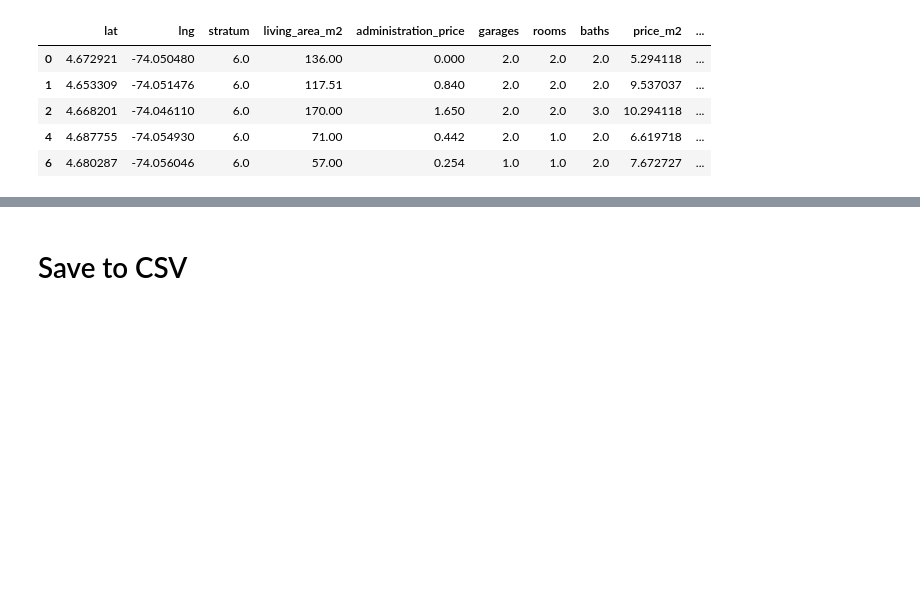
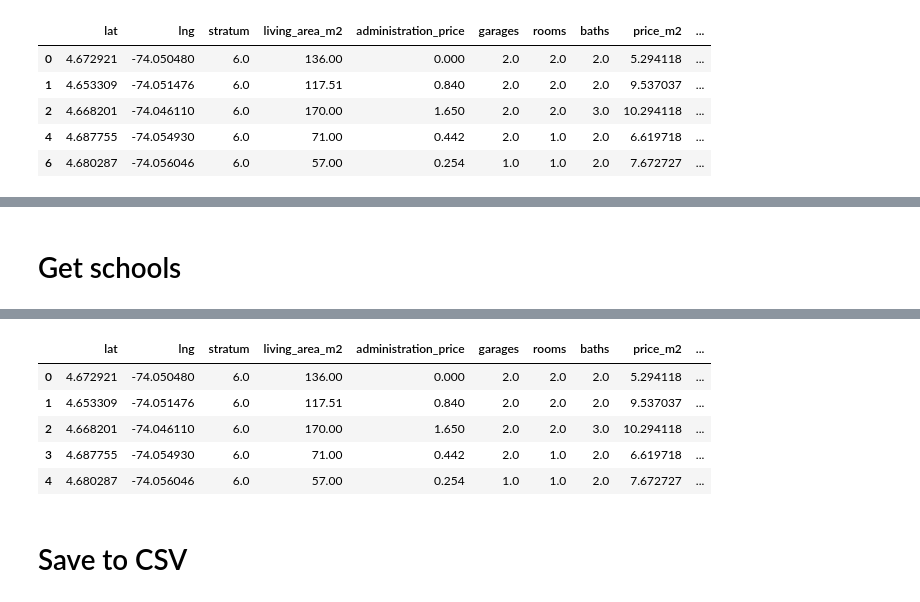
Before and after one commit to joch182/inmoxis-price-prediction, a Jupyter notebook: Sales_EDA.ipynb, the cells around one changed output, grey strips where cells are left out. Saved outputs shown, nothing was run; the diff lists cells and outputs as text; code cells hidden in the pictures; blank space fills up the shorter version.

```diff
--- a/Sales_EDA.ipynb
+++ b/Sales_EDA.ipynb
@@ -260,0 +300,43 @@ After remove NaN in new nbr:  82437
+# %% [markdown]
+# Get schools
+# %%
+from shapely.geometry import shape, Point
+import json
+%run Functions_Geo.ipynb
+
+data_df = pd.read_csv('Data/Raw_data_sales_full_excl_nbrs_incl_police.csv')
+
+with open("Datos Abiertos - Bogota/Educacion - Colegios/colegios-septiembre-2022-processed.geojson") as f:
+    schools_js = json.load(f)
+
+schools = schools_js['features']
+
+def get_school_data(row):
+    school_info = {
+        'public_school_in_800m': 0,
+        'private_school_in_800m': 0,
+        'closest_public_school': 99999,
+        'closest_private_school': 99999
+    }
+    center = (row['lat'], row['lng'])
+    for school in schools:
+        dist_school_m = get_distance_between_points(center, school['geometry'])
+        if dist_school_m <= 800:
+            if school['properties']['CLASE_TIPO'] in [4, 6]:
+                # Private school
+                school_info['private_school_in_800m'] = school_info['private_school_in_800m'] + 1
+            else:
+                # Public school
+                school_info['public_school_in_800m'] = school_info['public_school_in_800m'] + 1
+
+        if dist_school_m < school_info['closest_private_school']:
+            school_info['closest_private_school'] = dist_school_m
+        elif dist_school_m < school_info['closest_public_school']:
+            school_info['closest_public_school'] = dist_school_m
+
+    return school_info
+
+%time data_df['schools_info'] = data_df[['lng','lat']].apply(get_school_data,axis=1)
+final_df = pd.concat([data_df.drop(["schools_info"], axis=1), data_df["schools_info"].apply(pd.Series)], axis=1)
+display(final_df.head())
+# %% [output]
@@ -261,3 +345,9 @@ After remove NaN in new nbr:  82437
+|  | lat | lng | stratum | living_area_m2 | administration_price | garages | rooms | baths | price_m2 | ... |
+| 0 | 4.672921 | -74.050480 | 6.0 | 136.00 | 0.000 | 2.0 | 2.0 | 2.0 | 5.294118 | ... |
+| 1 | 4.653309 | -74.051476 | 6.0 | 117.51 | 0.840 | 2.0 | 2.0 | 2.0 | 9.537037 | ... |
+| 2 | 4.668201 | -74.046110 | 6.0 | 170.00 | 1.650 | 2.0 | 2.0 | 3.0 | 10.294118 | ... |
+| 3 | 4.687755 | -74.054930 | 6.0 | 71.00 | 0.442 | 2.0 | 1.0 | 2.0 | 6.619718 | ... |
+| 4 | 4.680287 | -74.056046 | 6.0 | 57.00 | 0.254 | 1.0 | 1.0 | 2.0 | 7.672727 | ... |
 # %% [markdown]
 # Save to CSV
 # %%
```
Also changed, not shown: parts of 10 cells of this notebook, 4 other files.
